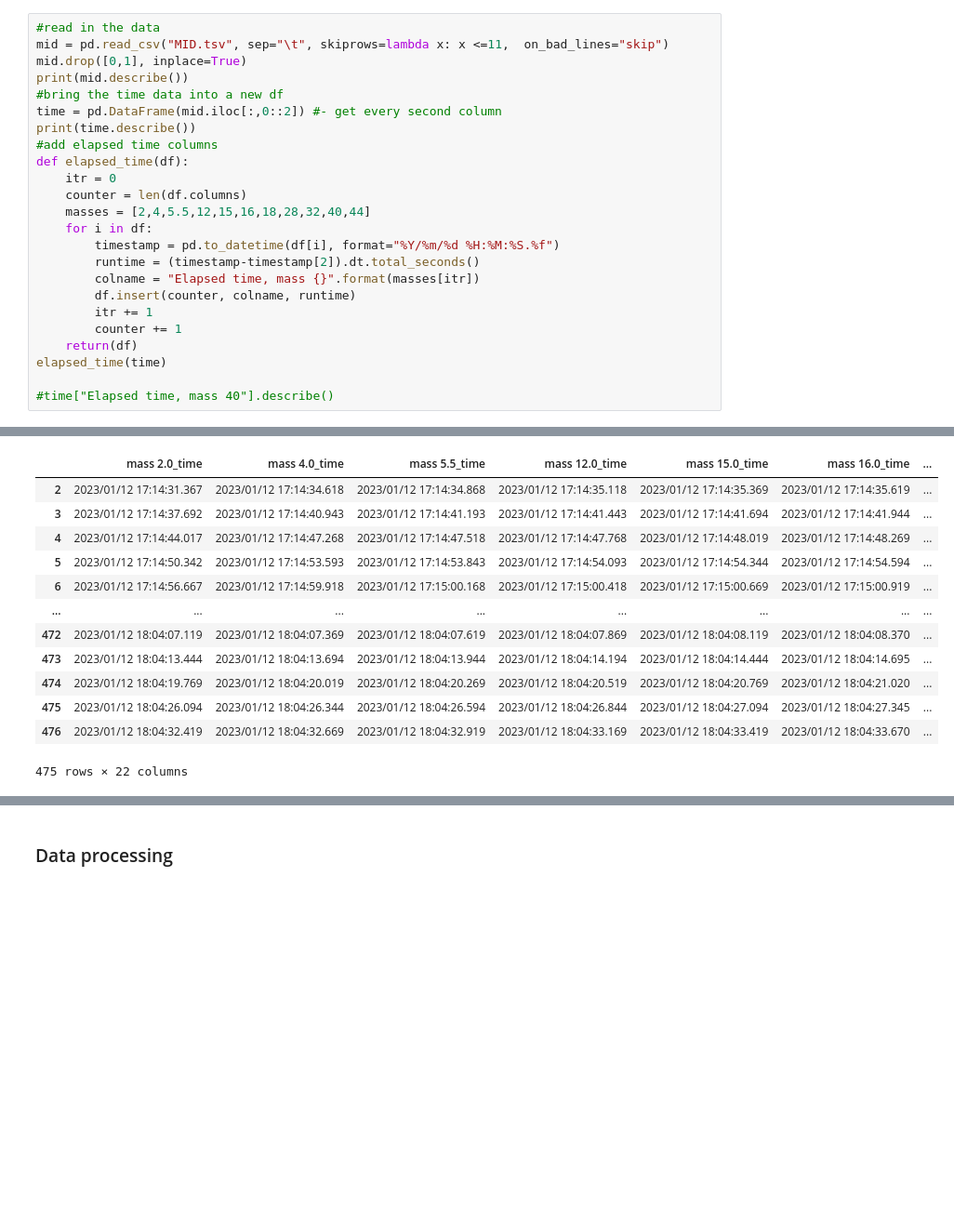
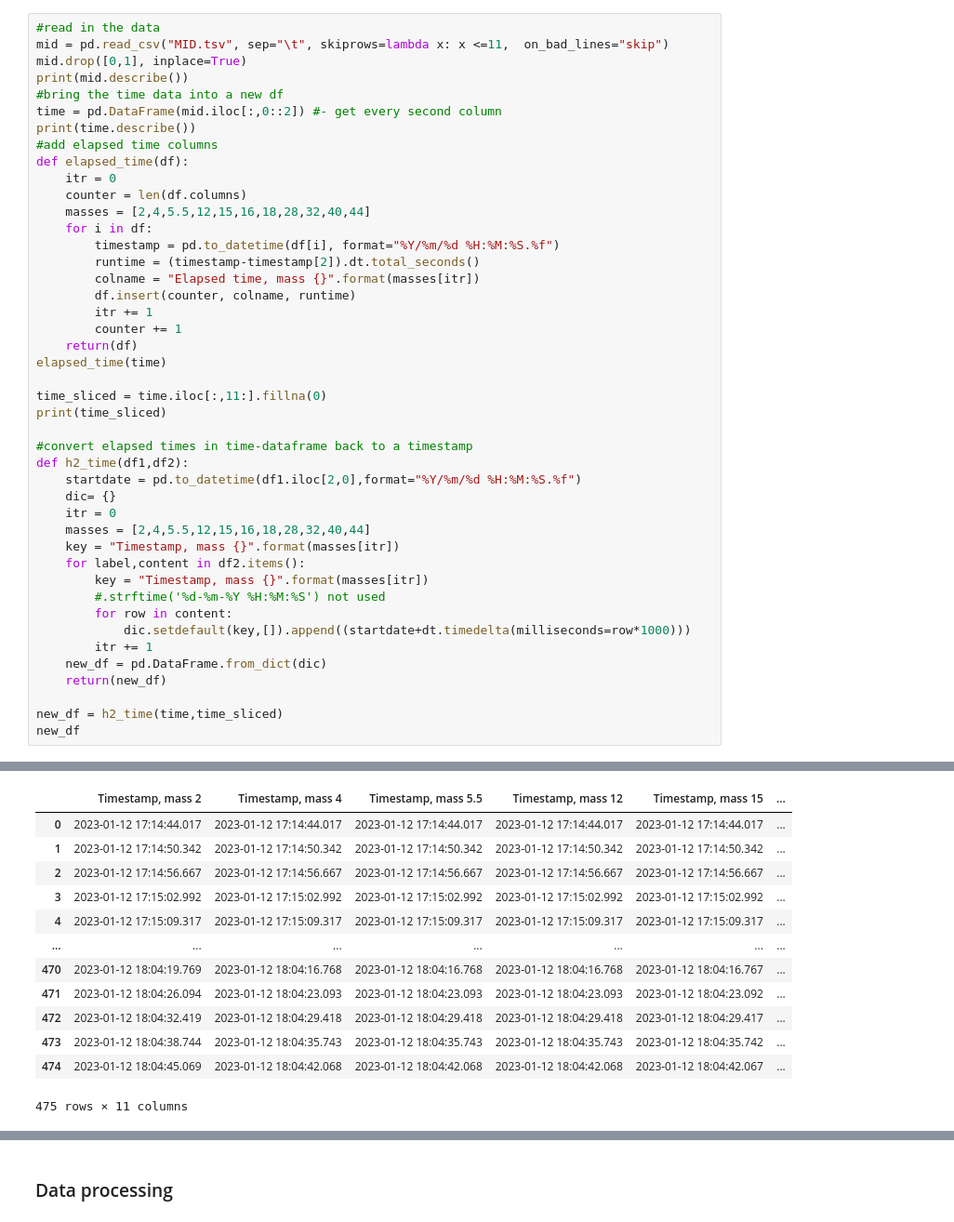
Before and after one commit to eino32/CERN-Python, a Jupyter notebook: 4K desorption yield with pre-injection/dynamic vacuum/EGA fully in/series3/S3_Desorption yield @4K with 1 ML technical surface pre-injection, EGA fully in.ipynb, the cells around one changed output, grey strips where cells are left out. Shown at 93% size. Cells and saved outputs as stored; diff of their text form; blank space fills up the shorter version.

```diff
--- a/4K desorption yield with pre-injection/dynamic vacuum/EGA fully in/series3/S3_Desorption yield @4K with 1 ML technical surface pre-injection, EGA fully in.ipynb
+++ b/4K desorption yield with pre-injection/dynamic vacuum/EGA fully in/series3/S3_Desorption yield @4K with 1 ML technical surface pre-injection, EGA fully in.ipynb
@@ -35,7 +42,27 @@ def elapsed_time(df):
     return(df)
 elapsed_time(time)
 
-#time["Elapsed time, mass 40"].describe()
+time_sliced = time.iloc[:,11:].fillna(0)
+print(time_sliced)
+
+#convert elapsed times in time-dataframe back to a timestamp
+def h2_time(df1,df2):
+    startdate = pd.to_datetime(df1.iloc[2,0],format="%Y/%m/%d %H:%M:%S.%f")
+    dic= {}
+    itr = 0
+    masses = [2,4,5.5,12,15,16,18,28,32,40,44]
+    key = "Timestamp, mass {}".format(masses[itr])
+    for label,content in df2.items():
+        key = "Timestamp, mass {}".format(masses[itr])
+        #.strftime('%d-%m-%Y %H:%M:%S') not used
+        for row in content:
+            dic.setdefault(key,[]).append((startdate+dt.timedelta(milliseconds=row*1000)))
+        itr += 1
+    new_df = pd.DataFrame.from_dict(dic)
+    return(new_df)
+
+new_df = h2_time(time,time_sliced)
+new_df
 # %% [output]
        mass 2.0_value  mass 4.0_value  mass 5.5_value  mass 12.0_value  \
 count    4.750000e+02    4.750000e+02    4.750000e+02     4.750000e+02
@@ -57,13 +84,13 @@ freq                          1
-|  | mass 2.0_time | mass 4.0_time | mass 5.5_time | mass 12.0_time | mass 15.0_time | mass 16.0_time | ... |
-| 2 | 2023/01/12 17:14:31.367 | 2023/01/12 17:14:34.618 | 2023/01/12 17:14:34.868 | 2023/01/12 17:14:35.118 | 2023/01/12 17:14:35.369 | 2023/01/12 17:14:35.619 | ... |
-| 3 | 2023/01/12 17:14:37.692 | 2023/01/12 17:14:40.943 | 2023/01/12 17:14:41.193 | 2023/01/12 17:14:41.443 | 2023/01/12 17:14:41.694 | 2023/01/12 17:14:41.944 | ... |
-| 4 | 2023/01/12 17:14:44.017 | 2023/01/12 17:14:47.268 | 2023/01/12 17:14:47.518 | 2023/01/12 17:14:47.768 | 2023/01/12 17:14:48.019 | 2023/01/12 17:14:48.269 | ... |
-| 5 | 2023/01/12 17:14:50.342 | 2023/01/12 17:14:53.593 | 2023/01/12 17:14:53.843 | 2023/01/12 17:14:54.093 | 2023/01/12 17:14:54.344 | 2023/01/12 17:14:54.594 | ... |
-| 6 | 2023/01/12 17:14:56.667 | 2023/01/12 17:14:59.918 | 2023/01/12 17:15:00.168 | 2023/01/12 17:15:00.418 | 2023/01/12 17:15:00.669 | 2023/01/12 17:15:00.919 | ... |
-| ... | ... | ... | ... | ... | ... | ... | ... |
-| 472 | 2023/01/12 18:04:07.119 | 2023/01/12 18:04:07.369 | 2023/01/12 18:04:07.619 | 2023/01/12 18:04:07.869 | 2023/01/12 18:04:08.119 | 2023/01/12 18:04:08.370 | ... |
-| 473 | 2023/01/12 18:04:13.444 | 2023/01/12 18:04:13.694 | 2023/01/12 18:04:13.944 | 2023/01/12 18:04:14.194 | 2023/01/12 18:04:14.444 | 2023/01/12 18:04:14.695 | ... |
-| 474 | 2023/01/12 18:04:19.769 | 2023/01/12 18:04:20.019 | 2023/01/12 18:04:20.269 | 2023/01/12 18:04:20.519 | 2023/01/12 18:04:20.769 | 2023/01/12 18:04:21.020 | ... |
-| 475 | 2023/01/12 18:04:26.094 | 2023/01/12 18:04:26.344 | 2023/01/12 18:04:26.594 | 2023/01/12 18:04:26.844 | 2023/01/12 18:04:27.094 | 2023/01/12 18:04:27.345 | ... |
-| 476 | 2023/01/12 18:04:32.419 | 2023/01/12 18:04:32.669 | 2023/01/12 18:04:32.919 | 2023/01/12 18:04:33.169 | 2023/01/12 18:04:33.419 | 2023/01/12 18:04:33.670 | ... |
+|  | Timestamp, mass 2 | Timestamp, mass 4 | Timestamp, mass 5.5 | Timestamp, mass 12 | Timestamp, mass 15 | ... |
+| 0 | 2023-01-12 17:14:44.017 | 2023-01-12 17:14:44.017 | 2023-01-12 17:14:44.017 | 2023-01-12 17:14:44.017 | 2023-01-12 17:14:44.017 | ... |
+| 1 | 2023-01-12 17:14:50.342 | 2023-01-12 17:14:50.342 | 2023-01-12 17:14:50.342 | 2023-01-12 17:14:50.342 | 2023-01-12 17:14:50.342 | ... |
+| 2 | 2023-01-12 17:14:56.667 | 2023-01-12 17:14:56.667 | 2023-01-12 17:14:56.667 | 2023-01-12 17:14:56.667 | 2023-01-12 17:14:56.667 | ... |
+| 3 | 2023-01-12 17:15:02.992 | 2023-01-12 17:15:02.992 | 2023-01-12 17:15:02.992 | 2023-01-12 17:15:02.992 | 2023-01-12 17:15:02.992 | ... |
+| 4 | 2023-01-12 17:15:09.317 | 2023-01-12 17:15:09.317 | 2023-01-12 17:15:09.317 | 2023-01-12 17:15:09.317 | 2023-01-12 17:15:09.317 | ... |
+| ... | ... | ... | ... | ... | ... | ... |
+| 470 | 2023-01-12 18:04:19.769 | 2023-01-12 18:04:16.768 | 2023-01-12 18:04:16.768 | 2023-01-12 18:04:16.768 | 2023-01-12 18:04:16.767 | ... |
+| 471 | 2023-01-12 18:04:26.094 | 2023-01-12 18:04:23.093 | 2023-01-12 18:04:23.093 | 2023-01-12 18:04:23.093 | 2023-01-12 18:04:23.092 | ... |
+| 472 | 2023-01-12 18:04:32.419 | 2023-01-12 18:04:29.418 | 2023-01-12 18:04:29.418 | 2023-01-12 18:04:29.418 | 2023-01-12 18:04:29.417 | ... |
+| 473 | 2023-01-12 18:04:38.744 | 2023-01-12 18:04:35.743 | 2023-01-12 18:04:35.743 | 2023-01-12 18:04:35.743 | 2023-01-12 18:04:35.742 | ... |
+| 474 | 2023-01-12 18:04:45.069 | 2023-01-12 18:04:42.068 | 2023-01-12 18:04:42.068 | 2023-01-12 18:04:42.068 | 2023-01-12 18:04:42.067 | ... |
-475 rows × 22 columns
+475 rows × 11 columns
```
Also changed, not shown: parts of 28 cells of this notebook, 1 other file.
